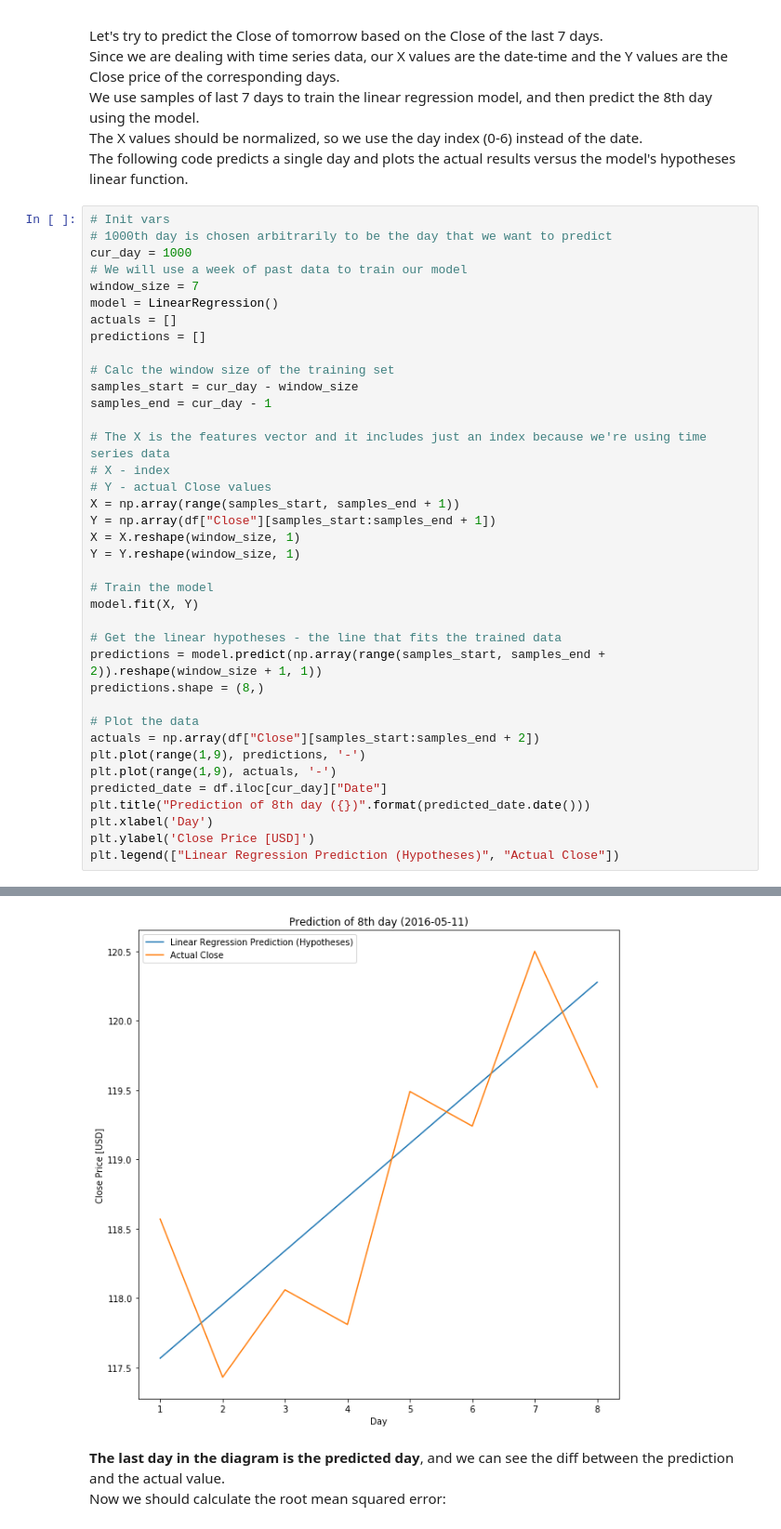
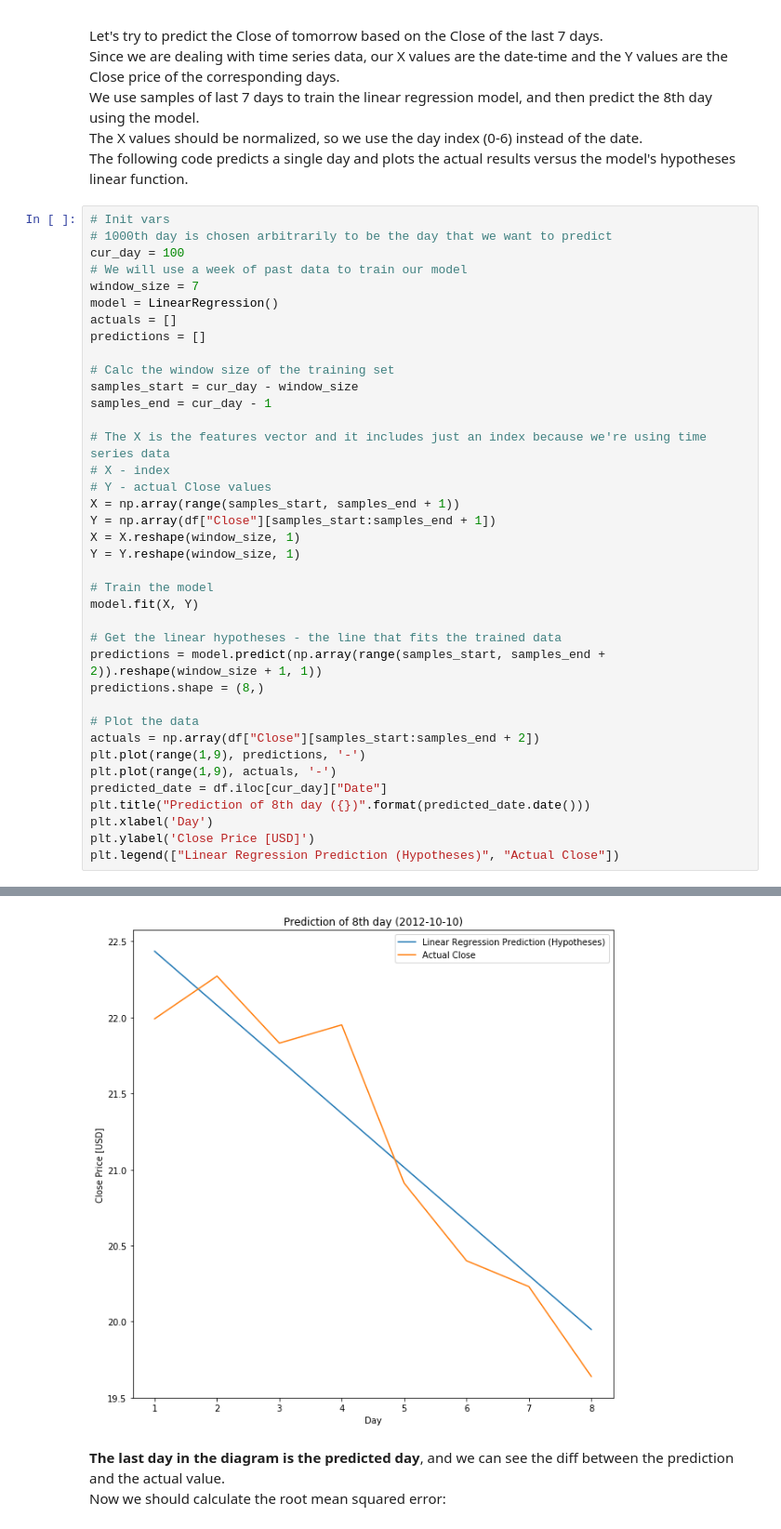
Before and after one commit to edibusl/stocks-predict, a Jupyter notebook: Stocks Prediction - Project Proposal.ipynb, the cells around one changed output, grey strips where cells are left out. Shown at 93% size. Drawn from its saved outputs; the diff is of its cells as text.

```diff
--- a/Stocks Prediction - Project Proposal.ipynb
+++ b/Stocks Prediction - Project Proposal.ipynb
@@ -165,7 +166,7 @@ The following code predicts a single day and plots the actual results versus the
 # %%
 # Init vars
 # 1000th day is chosen arbitrarily to be the day that we want to predict
-cur_day = 1000
+cur_day = 100
 # We will use a week of past data to train our model
 window_size = 7
 model = LinearRegression()
@@ -175,34 +176,34 @@ predictions = []
 # Calc the window size of the training set
 samples_start = cur_day - window_size
 samples_end = cur_day - 1
 
 # The X is the features vector and it includes just an index because we're using time series data
 # X - index
 # Y - actual Close values
 X = np.array(range(samples_start, samples_end + 1))
 Y = np.array(df["Close"][samples_start:samples_end + 1])
 X = X.reshape(window_size, 1)
 Y = Y.reshape(window_size, 1)
 
 # Train the model
 model.fit(X, Y)
 
 # Get the linear hypotheses - the line that fits the trained data
 predictions = model.predict(np.array(range(samples_start, samples_end + 2)).reshape(window_size + 1, 1))
 predictions.shape = (8,)
 
 # Plot the data
 actuals = np.array(df["Close"][samples_start:samples_end + 2])
 plt.plot(range(1,9), predictions, '-')
 plt.plot(range(1,9), actuals, '-')
 predicted_date = df.iloc[cur_day]["Date"]
 plt.title("Prediction of 8th day ({})".format(predicted_date.date()))
 plt.xlabel('Day')
 plt.ylabel('Close Price [USD]')
 plt.legend(["Linear Regression Prediction (Hypotheses)", "Actual Close"])
 # %% [output]
 <matplotlib.legend.Legend at 0x...>
-[figure, old version]
+[figure, new version]
 # %% [markdown]
 **The last day in the diagram is the predicted day**, and we can see the diff between the prediction and the actual value.
 <br>
```
Also changed, not shown: parts of 13 cells of this notebook.
